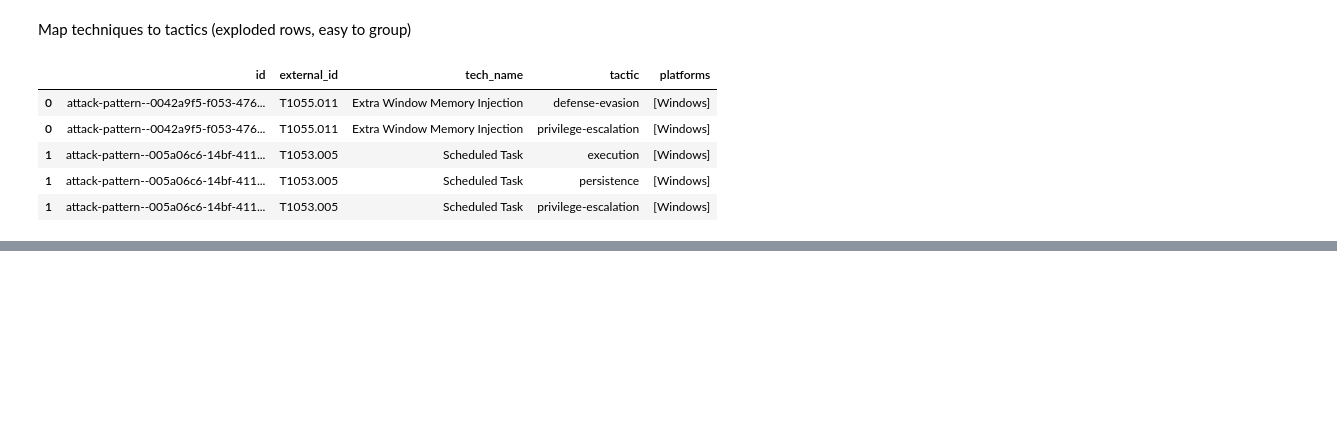
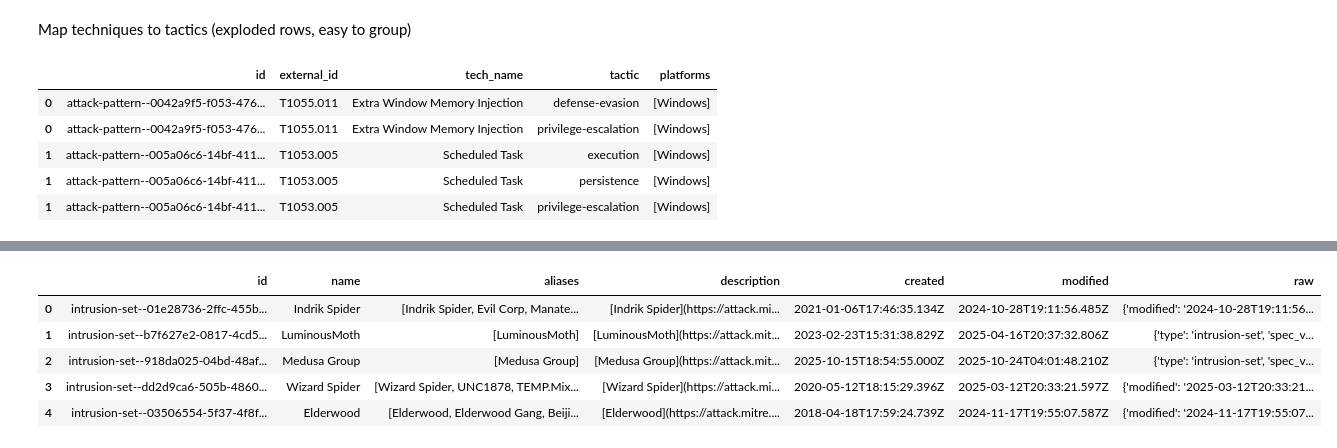
Before and after one commit to Math-UC/attack-stix-data, a Jupyter notebook: atp-project/main_dataframe.ipynb, the cells around one changed output, grey strips where cells are left out. Cells and saved outputs as stored; diff of their text form; code cells hidden in the pictures; blank space fills up the shorter version.

Commit message:
add group and group_technqiues dataframes to main_dataframe
need to create clean exports

```diff
--- a/atp-project/main_dataframe.ipynb
+++ b/atp-project/main_dataframe.ipynb
@@ -350,0 +136,25 @@ plt.show()
+# %%
+# Filter intrusion-set objects (groups)
+group_objs = [o for o in objects if o.get("type") == "intrusion-set"]
+
+def group_row(o):
+    return {
+        "id": o.get("id"),
+        "name": o.get("name"),
+        "aliases": o.get("aliases", []),
+        "description": o.get("description"),
+        "created": o.get("created"),
+        "modified": o.get("modified"),
+        "raw": o
+    }
+
+groups_df = pd.DataFrame([group_row(g) for g in group_objs])
+
+groups_df.head()
+# %% [output]
+|  | id | name | aliases | description | created | modified | raw |
+| 0 | intrusion-set--01e28736-2ffc-455b... | Indrik Spider | [Indrik Spider, Evil Corp, Manate... | [Indrik Spider](https://attack.mi... | 2021-01-06T17:46:35.134Z | 2024-10-28T19:11:56.485Z | {'modified': '2024-10-28T19:11:56... |
+| 1 | intrusion-set--b7f627e2-0817-4cd5... | LuminousMoth | [LuminousMoth] | [LuminousMoth](https://attack.mit... | 2023-02-23T15:31:38.829Z | 2025-04-16T20:37:32.806Z | {'type': 'intrusion-set', 'spec_v... |
+| 2 | intrusion-set--918da025-04bd-48af... | Medusa Group | [Medusa Group] | [Medusa Group](https://attack.mit... | 2025-10-15T18:54:55.000Z | 2025-10-24T04:01:48.210Z | {'type': 'intrusion-set', 'spec_v... |
+| 3 | intrusion-set--dd2d9ca6-505b-4860... | Wizard Spider | [Wizard Spider, UNC1878, TEMP.Mix... | [Wizard Spider](https://attack.mi... | 2020-05-12T18:15:29.396Z | 2025-03-12T20:33:21.597Z | {'modified': '2025-03-12T20:33:21... |
+| 4 | intrusion-set--03506554-5f37-4f8f... | Elderwood | [Elderwood, Elderwood Gang, Beiji... | [Elderwood](https://attack.mitre.... | 2018-04-18T17:59:24.739Z | 2024-11-17T19:55:07.587Z | {'modified': '2024-11-17T19:55:07... |
```
Also changed, not shown: parts of 13 cells of this notebook.
